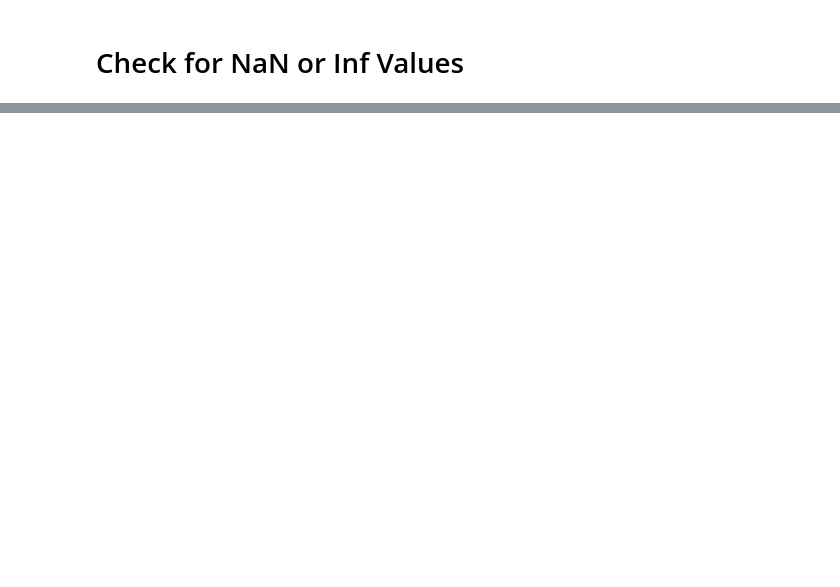
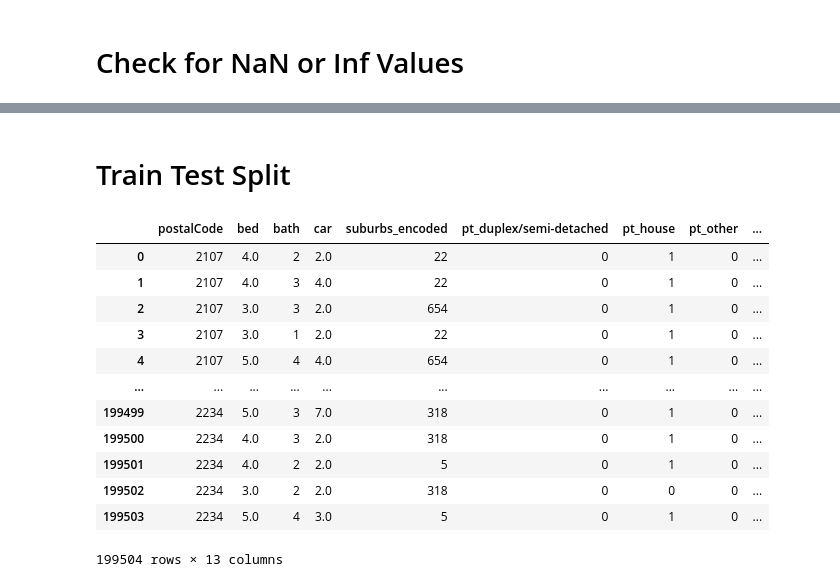
Before and after one commit to ItMeansBigMountain/Financial.Market.ML, a Jupyter notebook: Learning/4-Feature-Engineering-101.ipynb, the cells around one changed output, grey strips where cells are left out. Saved outputs shown, nothing was run; the diff lists cells and outputs as text; code cells hidden in the pictures; blank space fills up the shorter version.

Commit message:
featur engineering & train test split

```diff
--- a/Learning/4-Feature-Engineering-101.ipynb
+++ b/Learning/4-Feature-Engineering-101.ipynb
@@ -106,0 +217,6 @@ clean_df.isnull().values.any()
+# %%
+df_scaling = clean_df.copy()
+mms = MinMaxScaler()
+df_scaling[df_scaling.columns]= mms.fit_transform(df_scaling)
+
+df_scaling.head()
@@ -106,0 +230,21 @@ clean_df.isnull().values.any()
+# %% [markdown]
+# Train Test Split
+# %%
+is_deep_learning = False
+df_tts = df_scaling.copy() if is_deep_learning else clean_df.copy()
+
+df_tts
+# %% [output]
+|  | postalCode | bed | bath | car | suburbs_encoded | pt_duplex/semi-detached | pt_house | pt_other | ... |
+| 0 | 2107 | 4.0 | 2 | 2.0 | 22 | 0 | 1 | 0 | ... |
+| 1 | 2107 | 4.0 | 3 | 4.0 | 22 | 0 | 1 | 0 | ... |
+| 2 | 2107 | 3.0 | 3 | 2.0 | 654 | 0 | 1 | 0 | ... |
+| 3 | 2107 | 3.0 | 1 | 2.0 | 22 | 0 | 1 | 0 | ... |
+| 4 | 2107 | 5.0 | 4 | 4.0 | 654 | 0 | 1 | 0 | ... |
+| ... | ... | ... | ... | ... | ... | ... | ... | ... | ... |
+| 199499 | 2234 | 5.0 | 3 | 7.0 | 318 | 0 | 1 | 0 | ... |
+| 199500 | 2234 | 4.0 | 3 | 2.0 | 318 | 0 | 1 | 0 | ... |
+| 199501 | 2234 | 4.0 | 2 | 2.0 | 5 | 0 | 1 | 0 | ... |
+| 199502 | 2234 | 3.0 | 2 | 2.0 | 318 | 0 | 0 | 0 | ... |
+| 199503 | 2234 | 5.0 | 4 | 3.0 | 5 | 0 | 1 | 0 | ... |
+199504 rows × 13 columns
```
Also changed, not shown: parts of 14 cells of this notebook.
